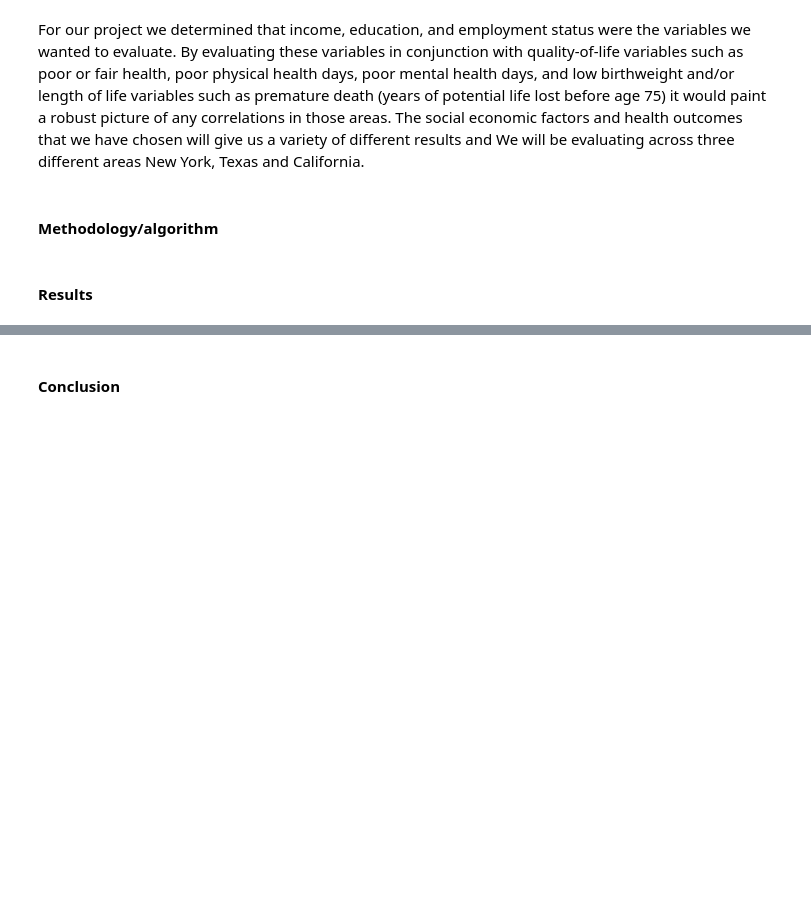
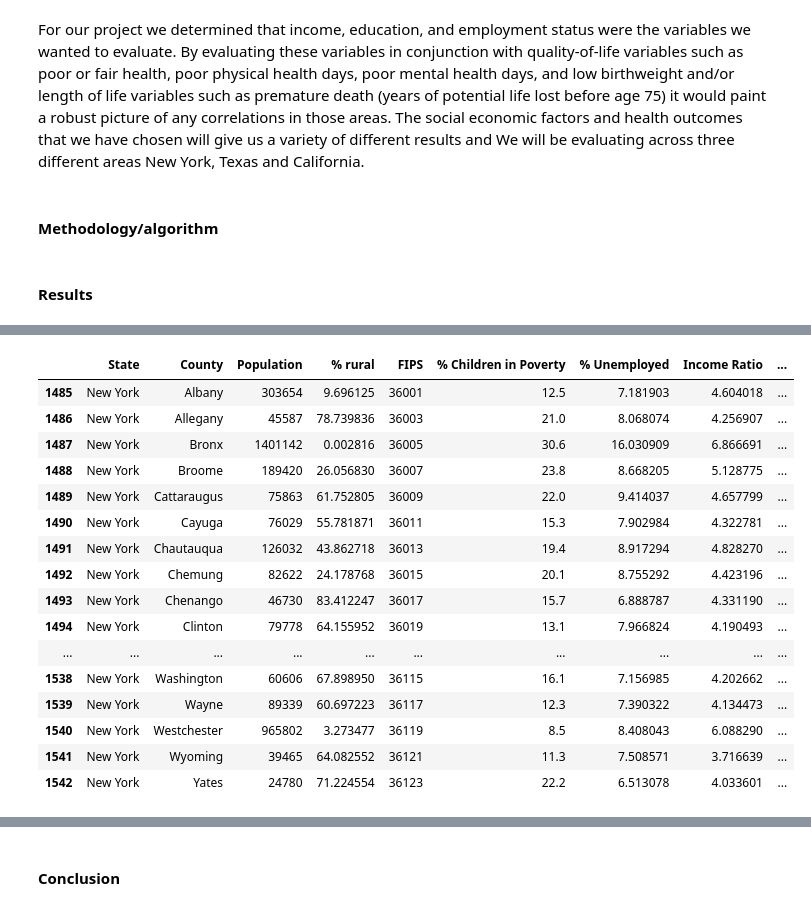
Before and after one commit to amcconaha/APCV361, a Jupyter notebook: Final Project Notebook.ipynb, the cells around one changed output, grey strips where cells are left out. Drawn from its saved outputs; the diff is of its cells as text; code cells hidden in the pictures; blank space fills up the shorter version.

```diff
--- a/Final Project Notebook.ipynb
+++ b/Final Project Notebook.ipynb
@@ -22,0 +106,21 @@ The social economic factors and health outcomes that we have chosen will give us
+# %%
+newyork_df = df[df['State']=='New York']
+newyork_df
+# %% [output]
+|  | State | County | Population | % rural | FIPS | % Children in Poverty | % Unemployed | Income Ratio | ... |
+| 1485 | New York | Albany | 303654 | 9.696125 | 36001 | 12.5 | 7.181903 | 4.604018 | ... |
+| 1486 | New York | Allegany | 45587 | 78.739836 | 36003 | 21.0 | 8.068074 | 4.256907 | ... |
+| 1487 | New York | Bronx | 1401142 | 0.002816 | 36005 | 30.6 | 16.030909 | 6.866691 | ... |
+| 1488 | New York | Broome | 189420 | 26.056830 | 36007 | 23.8 | 8.668205 | 5.128775 | ... |
+| 1489 | New York | Cattaraugus | 75863 | 61.752805 | 36009 | 22.0 | 9.414037 | 4.657799 | ... |
+| 1490 | New York | Cayuga | 76029 | 55.781871 | 36011 | 15.3 | 7.902984 | 4.322781 | ... |
+| 1491 | New York | Chautauqua | 126032 | 43.862718 | 36013 | 19.4 | 8.917294 | 4.828270 | ... |
+| 1492 | New York | Chemung | 82622 | 24.178768 | 36015 | 20.1 | 8.755292 | 4.423196 | ... |
+| 1493 | New York | Chenango | 46730 | 83.412247 | 36017 | 15.7 | 6.888787 | 4.331190 | ... |
+| 1494 | New York | Clinton | 79778 | 64.155952 | 36019 | 13.1 | 7.966824 | 4.190493 | ... |
+| ... | ... | ... | ... | ... | ... | ... | ... | ... | ... |
+| 1538 | New York | Washington | 60606 | 67.898950 | 36115 | 16.1 | 7.156985 | 4.202662 | ... |
+| 1539 | New York | Wayne | 89339 | 60.697223 | 36117 | 12.3 | 7.390322 | 4.134473 | ... |
+| 1540 | New York | Westchester | 965802 | 3.273477 | 36119 | 8.5 | 8.408043 | 6.088290 | ... |
+| 1541 | New York | Wyoming | 39465 | 64.082552 | 36121 | 11.3 | 7.508571 | 3.716639 | ... |
+| 1542 | New York | Yates | 24780 | 71.224554 | 36123 | 22.2 | 6.513078 | 4.033601 | ... |
```
Also changed, not shown: parts of 10 cells of this notebook.
